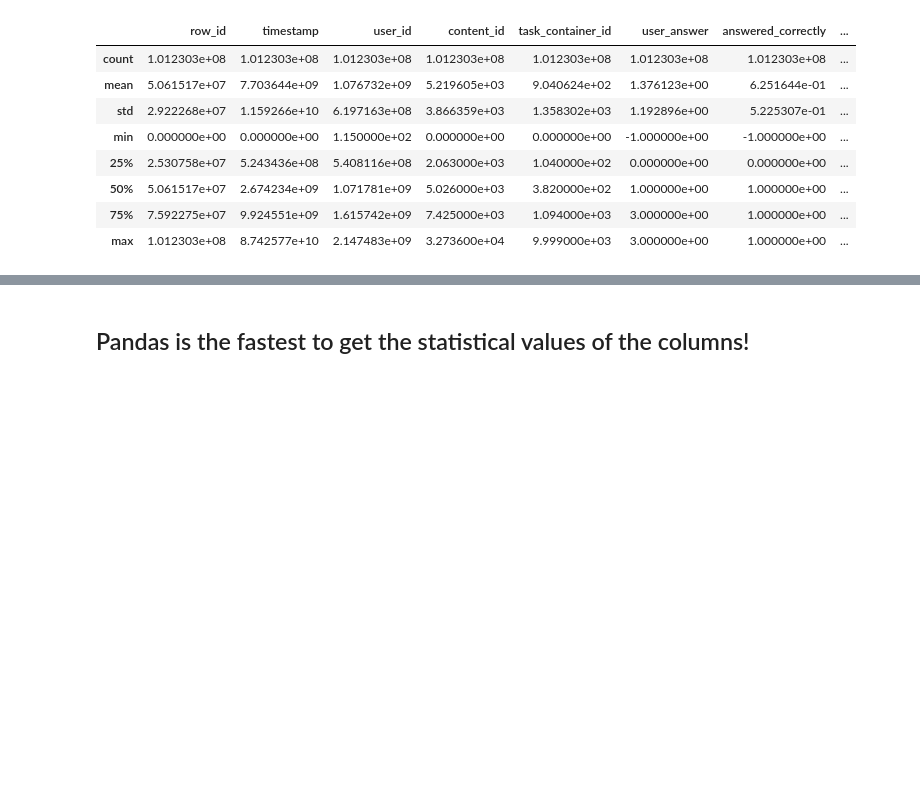
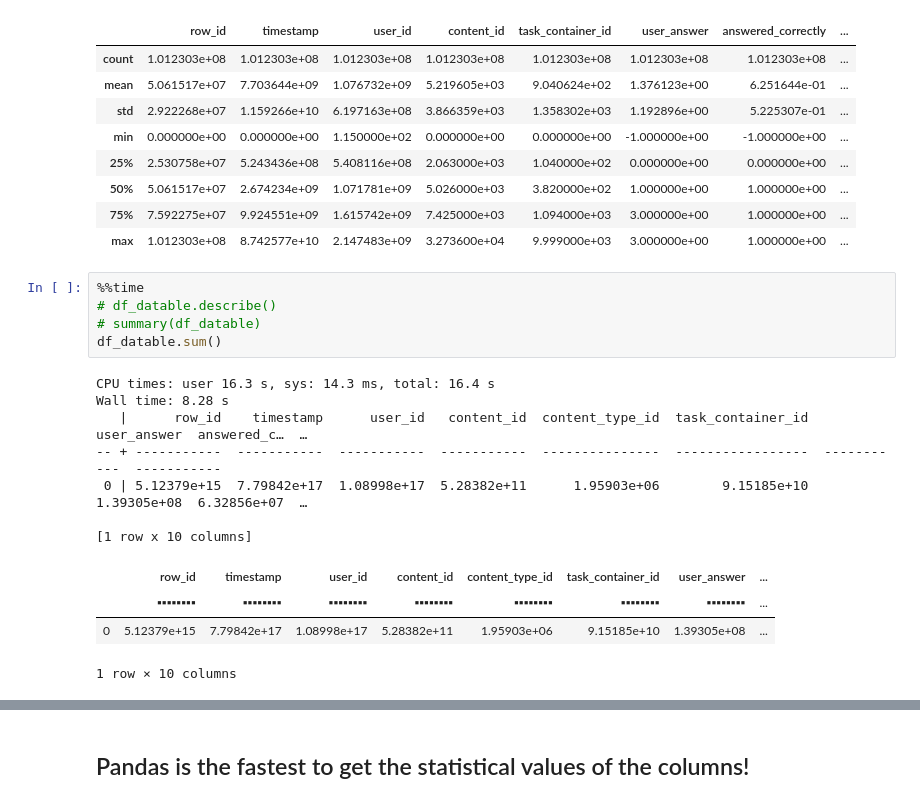
Before and after one commit to swapnilvishwakarma/File-Ingestion-and-Schema-Validation, a Jupyter notebook: File_ingestion_and_schema_validation.ipynb, the cells around one changed output, grey strips where cells are left out. Drawn from its saved outputs; the diff is of its cells as text; blank space fills up the shorter version.

```diff
--- a/File_ingestion_and_schema_validation.ipynb
+++ b/File_ingestion_and_schema_validation.ipynb
@@ -415,5 +431,22 @@ Wall time: 1min 16s
 | 50% | 5.061517e+07 | 2.674234e+09 | 1.071781e+09 | 5.026000e+03 | 3.820000e+02 | 1.000000e+00 | 1.000000e+00 | ... |
 | 75% | 7.592275e+07 | 9.924551e+09 | 1.615742e+09 | 7.425000e+03 | 1.094000e+03 | 3.000000e+00 | 1.000000e+00 | ... |
 | max | 1.012303e+08 | 8.742577e+10 | 2.147483e+09 | 3.273600e+04 | 9.999000e+03 | 3.000000e+00 | 1.000000e+00 | ... |
+# %%
+%%time
+# df_datable.describe()
+# summary(df_datable)
+df_datable.sum()
+# %% [output]
+CPU times: user 16.3 s, sys: 14.3 ms, total: 16.4 s
+Wall time: 8.28 s
+   |      row_id    timestamp      user_id   content_id  content_type_id  task_container_id  user_answer  answered_c…  …
+-- + -----------  -----------  -----------  -----------  ---------------  -----------------  -----------  -----------
+ 0 | 5.12379e+15  7.79842e+17  1.08998e+17  5.28382e+11      1.95903e+06        9.15185e+10  1.39305e+08  6.32856e+07  …
+
+[1 row x 10 columns]
+|  | row_id | timestamp | user_id | content_id | content_type_id | task_container_id | user_answer | ... |
+|  | ▪▪▪▪▪▪▪▪ | ▪▪▪▪▪▪▪▪ | ▪▪▪▪▪▪▪▪ | ▪▪▪▪▪▪▪▪ | ▪▪▪▪▪▪▪▪ | ▪▪▪▪▪▪▪▪ | ▪▪▪▪▪▪▪▪ | ... |
+| 0 | 5.12379e+15 | 7.79842e+17 | 1.08998e+17 | 5.28382e+11 | 1.95903e+06 | 9.15185e+10 | 1.39305e+08 | ... |
+1 row × 10 columns
 # %%
 %%time
```
Also changed, not shown: parts of 16 cells of this notebook.
